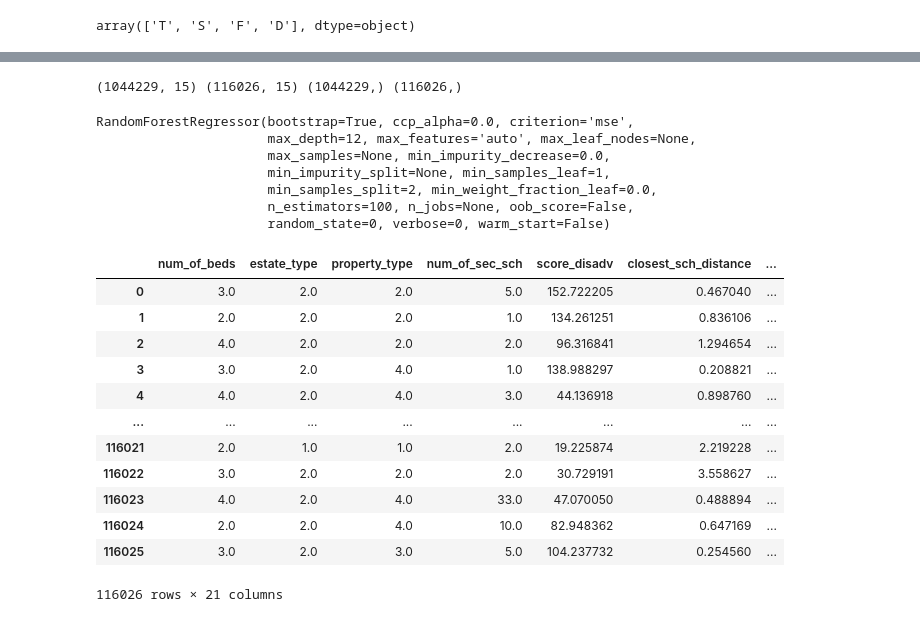
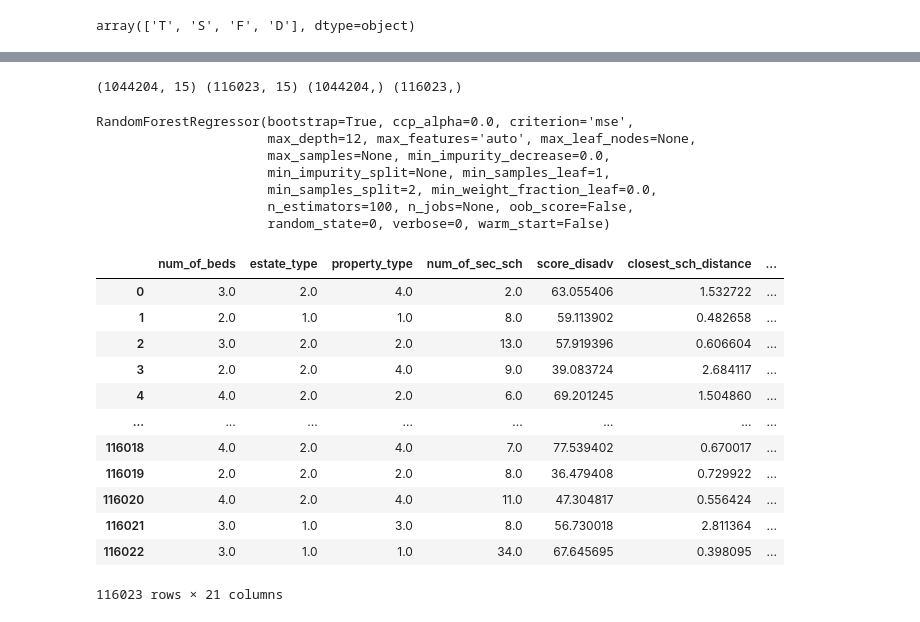
Before and after one commit to oxanaRC/CE902, a Jupyter notebook: Random_forest_test050821a.ipynb, the cells around one changed output, grey strips where cells are left out. Cells and saved outputs as stored; diff of their text form; code cells hidden in the pictures.

```diff
--- a/Random_forest_test050821a.ipynb
+++ b/Random_forest_test050821a.ipynb
@@ -704,7 +707,7 @@ df_data_on_distances
 580932 rows × 5 columns
 # %%
 #checking if the combination of the three distances uniquely defines each postcode
-df_data_on_distances['location_key']=df_data_on_distances['distances_Lond'].astype(str) + '_' + df_data_on_distances['distances_Manch'].astype(str)+ '_' + df_data_on_distances['distances_Birming'].astype(str)
+df_data_on_distances['location_key']=((df_data_on_distances['distances_Lond']*0.01).astype(int)).astype(str) + '_' + ((df_data_on_distances['distances_Manch']*0.01).astype(int)).astype(str)+ '_' + ((df_data_on_distances['distances_Birming']*0.01).astype(int)).astype(str)
 g_dist_test = df_data_on_distances.groupby(['location_key'])['postcode'].count().reset_index()
 g_dist_test_if_not_unique=g_dist_test[(g_dist_test['postcode']>1)]
 g_dist_test_if_not_unique
@@ -731,7 +734,7 @@ data
 #remove outliers
 data = data[(data['compare_ppd_re_hist_median_3mnths'] <=100) & (data['compare_ppd_re_hist_median_3mnths'] >=-100) ]
 data = data[(data['compare_ppd_re_hist_median_4mnths'] <=100) & (data['compare_ppd_re_hist_median_4mnths'] >=-100) ]
-data = data[(data['num_of_beds'] <=5) & (data['price_paid'] <1500000) ]
+data = data[(data['num_of_beds'] <=5) & (data['price_paid'] > 6200) & (data['price_paid'] <1500000) ]
 data
 # %% [output]
 |  | unique_id | num_of_beds | price_paid | town | district | estate_type | property_type | deed_date | ... |
@@ -936,7 +944,7 @@ X1_train, X1_test, Y1_train, Y1_test = train_test_split(X1_scale, Y1, test_size=
 # %%
 print(X1_train.shape, X1_test.shape, Y1_train.shape, Y1_test.shape)
 # %% [output]
-(1044229, 15) (116026, 15) (1044229,) (116026,)
+(1044204, 15) (116023, 15) (1044204,) (116023,)
 # %%
 from sklearn.ensemble import RandomForestRegressor
 # %%
@@ -956,25 +964,28 @@ prediction1=regr1.predict(X1_test)
 # %%
 prediction_df1 = pd.DataFrame(min_max_scaler.inverse_transform(X1_test))
 prediction_df1.columns =['num_of_beds', 'estate_type', 'property_type','num_of_sec_sch','score_disadv','closest_sch_distance', 'closest_disadv_prct',	'closest_aver_attain_eng',	'closest_aver_attain_math','median_ppb_3mnths_ago','median_ppb_4mnths_ago','hist_mnth',	'distances_Lond',	'distances_Manch',	'distances_Birming']
 prediction_df1['Y1'] = Y1_test
 prediction_df1['predictions1'] = prediction1
 prediction_df1['error1']=prediction_df1['Y1']-prediction_df1['predictions1']
 prediction_df1['sq_error1']=pow((prediction_df1['Y1']-prediction_df1['predictions1']),2)
 prediction_df1['root_sq_error1']=pow(pow((prediction_df1['Y1']-prediction_df1['predictions1']),2),0.5)
-#prediction_df1=prediction_df1.round({'distances_Lond': 10, 'distances_Manch': 10,'distances_Birming': 10 })
-prediction_df1['distances_Lond1']=round(prediction_df1['distances_Lond']*0.01,0)
+prediction_df1['location_key']=(round((prediction_df1['distances_Lond']*0.01),0).astype(int)).astype(str) + '_' + (round((prediction_df1['distances_Manch']*0.01),0).astype(int)).astype(str)+ '_' + (round((prediction_df1['distances_Birming']*0.01),0).astype(int)).astype(str)
+#prediction_df1['distances_Lond']=prediction_df1['distances_Lond'].astype(int)
+#prediction_df1['distances_Manch']=prediction_df1['distances_Manch'].astype(int)
+#prediction_df1['distances_Birming']=prediction_df1['distances_Birming'].astype(int)
+#prediction_df1['location_key']=prediction_df1['distances_Lond'].astype(str) + '_' + prediction_df1['distances_Manch'].astype(str)+ '_' + prediction_df1['distances_Birming'].astype(str)
 prediction_df1
 # %% [output]
 |  | num_of_beds | estate_type | property_type | num_of_sec_sch | score_disadv | closest_sch_distance | ... |
-| 0 | 3.0 | 2.0 | 2.0 | 5.0 | 152.722205 | 0.467040 | ... |
-| 1 | 2.0 | 2.0 | 2.0 | 1.0 | 134.261251 | 0.836106 | ... |
-| 2 | 4.0 | 2.0 | 2.0 | 2.0 | 96.316841 | 1.294654 | ... |
-| 3 | 3.0 | 2.0 | 4.0 | 1.0 | 138.988297 | 0.208821 | ... |
-| 4 | 4.0 | 2.0 | 4.0 | 3.0 | 44.136918 | 0.898760 | ... |
+| 0 | 3.0 | 2.0 | 4.0 | 2.0 | 63.055406 | 1.532722 | ... |
+| 1 | 2.0 | 1.0 | 1.0 | 8.0 | 59.113902 | 0.482658 | ... |
+| 2 | 3.0 | 2.0 | 2.0 | 13.0 | 57.919396 | 0.606604 | ... |
+| 3 | 2.0 | 2.0 | 4.0 | 9.0 | 39.083724 | 2.684117 | ... |
+| 4 | 4.0 | 2.0 | 2.0 | 6.0 | 69.201245 | 1.504860 | ... |
 | ... | ... | ... | ... | ... | ... | ... | ... |
-| 116021 | 2.0 | 1.0 | 1.0 | 2.0 | 19.225874 | 2.219228 | ... |
-| 116022 | 3.0 | 2.0 | 2.0 | 2.0 | 30.729191 | 3.558627 | ... |
-| 116023 | 4.0 | 2.0 | 4.0 | 33.0 | 47.070050 | 0.488894 | ... |
-| 116024 | 2.0 | 2.0 | 4.0 | 10.0 | 82.948362 | 0.647169 | ... |
-| 116025 | 3.0 | 2.0 | 3.0 | 5.0 | 104.237732 | 0.254560 | ... |
+| 116018 | 4.0 | 2.0 | 4.0 | 7.0 | 77.539402 | 0.670017 | ... |
+| 116019 | 2.0 | 2.0 | 2.0 | 8.0 | 36.479408 | 0.729922 | ... |
+| 116020 | 4.0 | 2.0 | 4.0 | 11.0 | 47.304817 | 0.556424 | ... |
+| 116021 | 3.0 | 1.0 | 3.0 | 8.0 | 56.730018 | 2.811364 | ... |
+| 116022 | 3.0 | 1.0 | 1.0 | 34.0 | 67.645695 | 0.398095 | ... |
-116026 rows × 21 columns
+116023 rows × 21 columns
```
Also changed, not shown: parts of 25 cells of this notebook.
